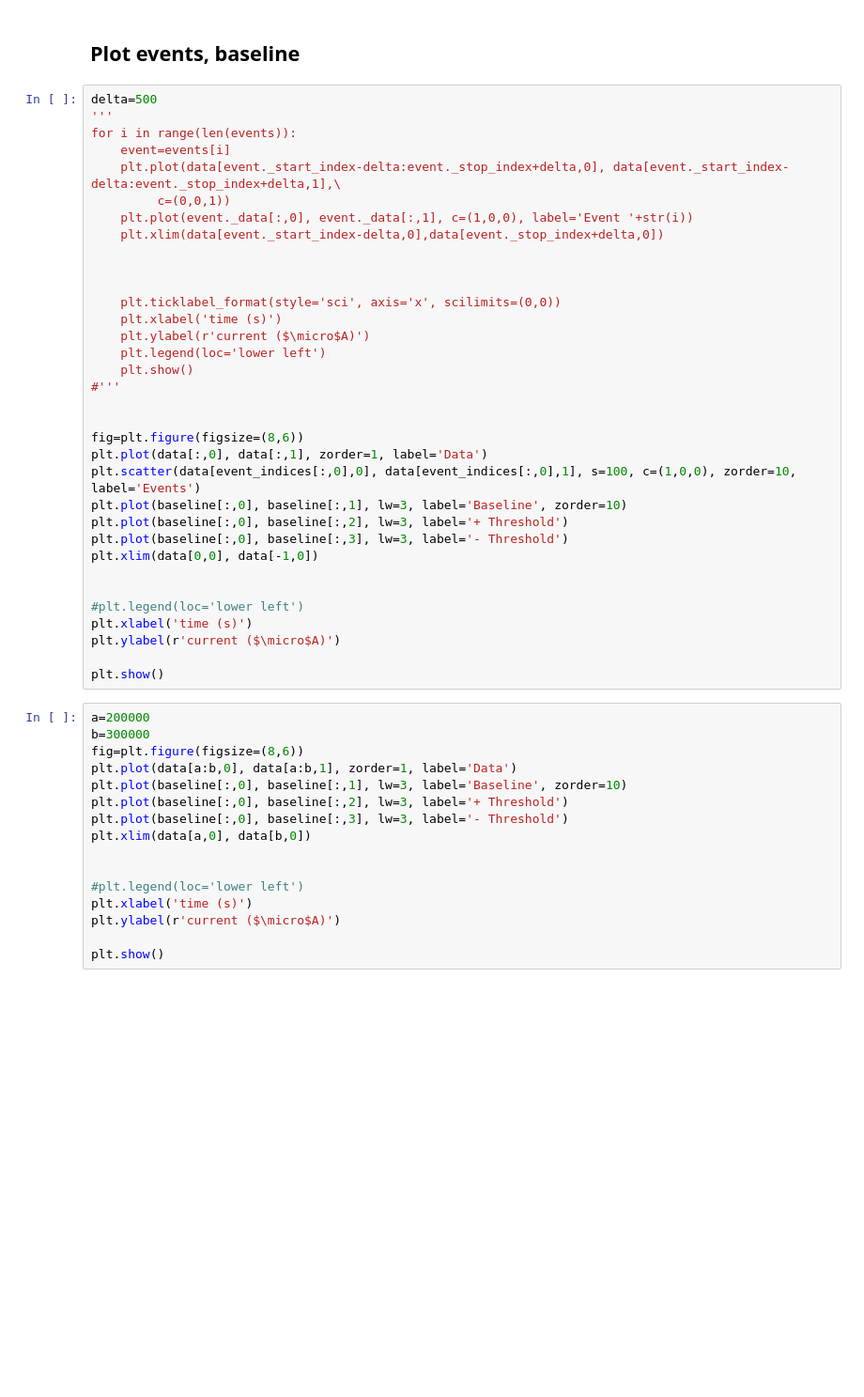
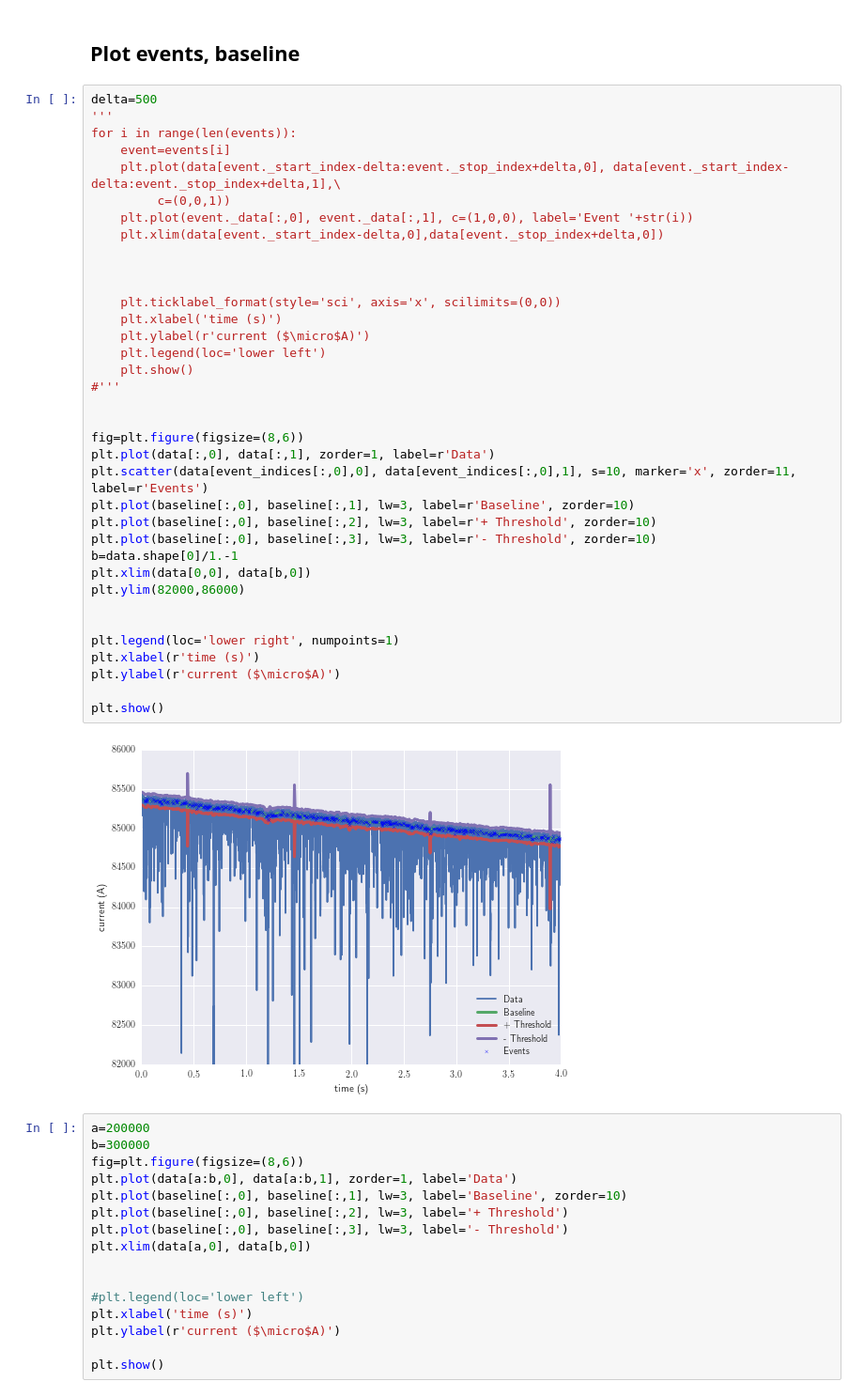
Before and after one commit to tphinkle/pore_stats, a Jupyter notebook: pore_stats.ipynb, the cells around one changed output. Shown: that part at 94% size. Cells and saved outputs as stored; diff of their text form; blank space fills up the shorter version.

```diff
--- a/pore_stats.ipynb
+++ b/pore_stats.ipynb
@@ -312,37 +326,41 @@ print 'old size:', old_len, 'new size:', new_len
 # %%
 delta=500
 '''
 for i in range(len(events)):
     event=events[i]
     plt.plot(data[event._start_index-delta:event._stop_index+delta,0], data[event._start_index-delta:event._stop_index+delta,1],\
          c=(0,0,1))
     plt.plot(event._data[:,0], event._data[:,1], c=(1,0,0), label='Event '+str(i))
     plt.xlim(data[event._start_index-delta,0],data[event._stop_index+delta,0])
 
 
 
     plt.ticklabel_format(style='sci', axis='x', scilimits=(0,0))
     plt.xlabel('time (s)')
     plt.ylabel(r'current ($\micro$A)')
     plt.legend(loc='lower left')
     plt.show()
 #'''
 
 
 fig=plt.figure(figsize=(8,6))
-plt.plot(data[:,0], data[:,1], zorder=1, label='Data')
-plt.scatter(data[event_indices[:,0],0], data[event_indices[:,0],1], s=100, c=(1,0,0), zorder=10, label='Events')
-plt.plot(baseline[:,0], baseline[:,1], lw=3, label='Baseline', zorder=10)
-plt.plot(baseline[:,0], baseline[:,2], lw=3, label='+ Threshold')
-plt.plot(baseline[:,0], baseline[:,3], lw=3, label='- Threshold')
-plt.xlim(data[0,0], data[-1,0])
+plt.plot(data[:,0], data[:,1], zorder=1, label=r'Data')
+plt.scatter(data[event_indices[:,0],0], data[event_indices[:,0],1], s=10, marker='x', zorder=11, label=r'Events')
+plt.plot(baseline[:,0], baseline[:,1], lw=3, label=r'Baseline', zorder=10)
+plt.plot(baseline[:,0], baseline[:,2], lw=3, label=r'+ Threshold', zorder=10)
+plt.plot(baseline[:,0], baseline[:,3], lw=3, label=r'- Threshold', zorder=10)
+b=data.shape[0]/1.-1
+plt.xlim(data[0,0], data[b,0])
+plt.ylim(82000,86000)
 
 
-#plt.legend(loc='lower left')
-plt.xlabel('time (s)')
+plt.legend(loc='lower right', numpoints=1)
+plt.xlabel(r'time (s)')
 plt.ylabel(r'current ($\micro$A)')
 
 plt.show()
+# %% [output]
+[figure, added]
 # %%
 a=200000
 b=300000
```
Also changed, not shown: parts of 2 cells of this notebook, 8 other files.
